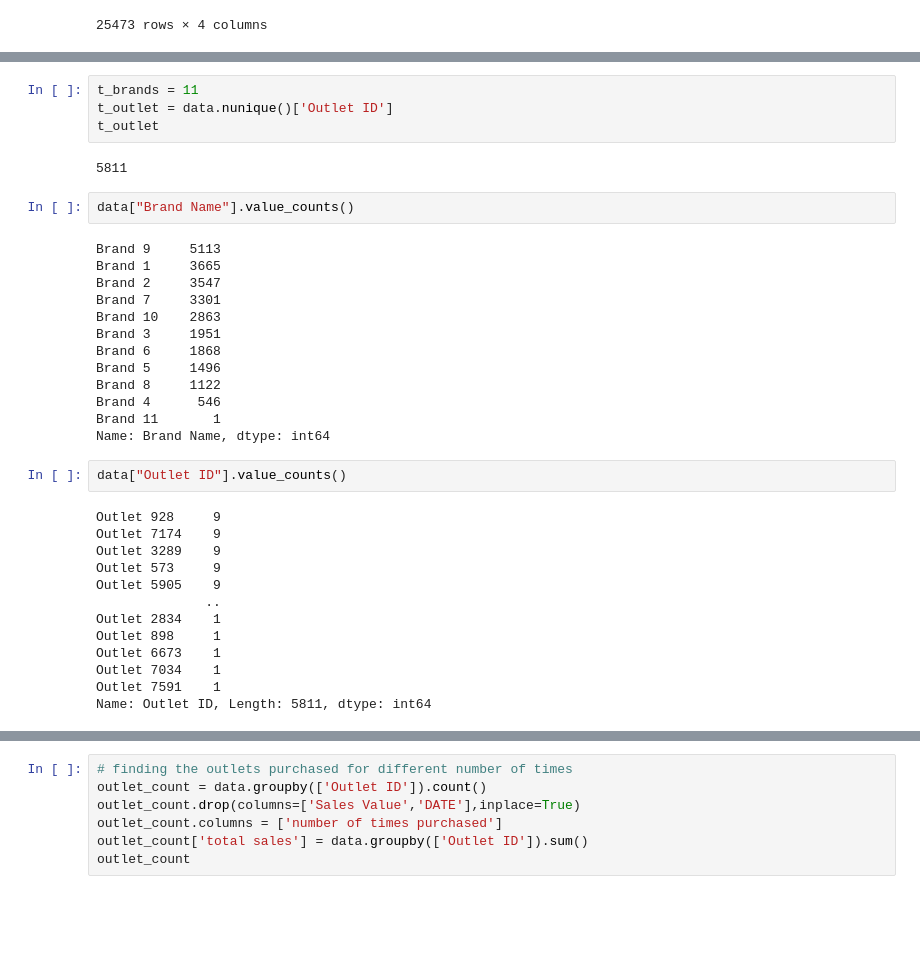
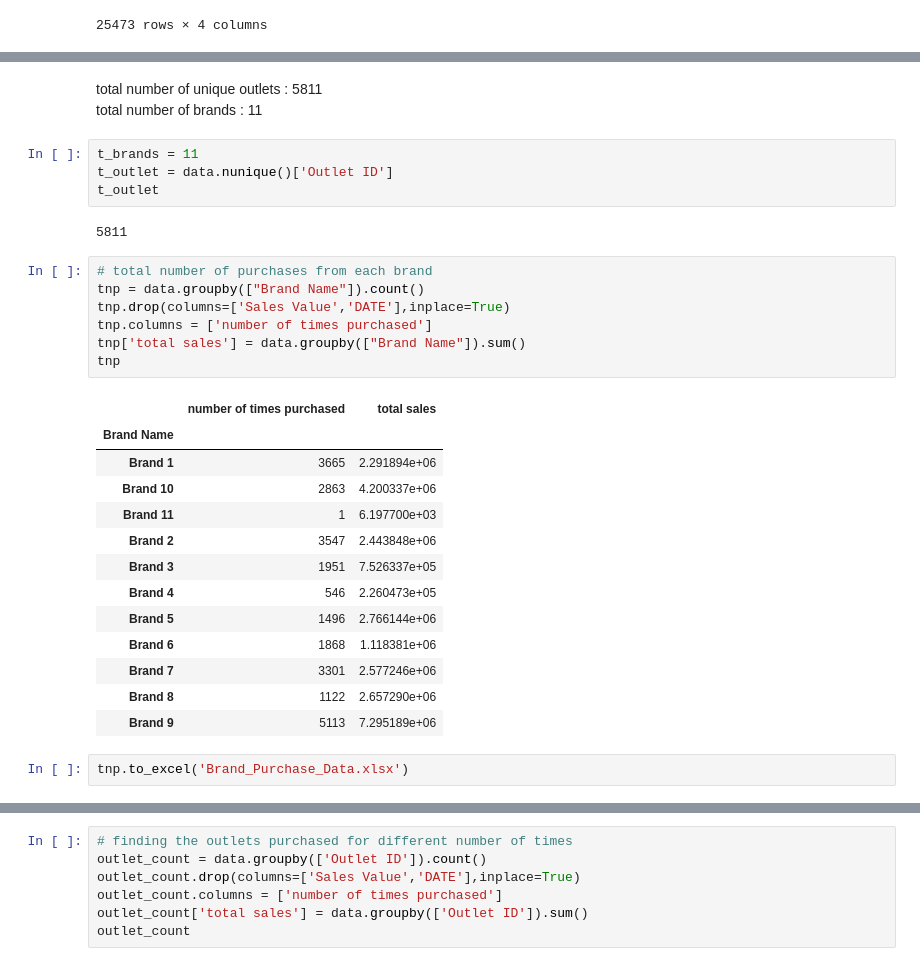
Before and after one commit to sulaiman01/Markytics-frequency_purchase_analysis, a Jupyter notebook: analysis.ipynb, the cells around one changed output, grey strips where cells are left out. Saved outputs shown, nothing was run; the diff lists cells and outputs as text; blank space fills up the shorter version.

```diff
--- a/analysis.ipynb
+++ b/analysis.ipynb
@@ -53,36 +57,32 @@ dtype: int64
+# %% [markdown]
+total number of unique outlets : 5811
+total number of brands : 11
 # %%
 t_brands = 11
 t_outlet = data.nunique()['Outlet ID']
 t_outlet
 # %% [output]
 5811
-# %%
-data["Brand Name"].value_counts()
-# %% [output]
-Brand 9     5113
-Brand 1     3665
-Brand 2     3547
-Brand 7     3301
-Brand 10    2863
-Brand 3     1951
-Brand 6     1868
-Brand 5     1496
-Brand 8     1122
-Brand 4      546
-Brand 11       1
-Name: Brand Name, dtype: int64
-# %%
-data["Outlet ID"].value_counts()
-# %% [output]
-Outlet 928     9
-Outlet 7174    9
-Outlet 3289    9
-Outlet 573     9
-Outlet 5905    9
-              ..
-Outlet 2834    1
-Outlet 898     1
-Outlet 6673    1
-Outlet 7034    1
-Outlet 7591    1
-Name: Outlet ID, Length: 5811, dtype: int64
+# %%
+# total number of purchases from each brand
+tnp = data.groupby(["Brand Name"]).count()
+tnp.drop(columns=['Sales Value','DATE'],inplace=True)
+tnp.columns = ['number of times purchased']
+tnp['total sales'] = data.groupby(["Brand Name"]).sum()
+tnp
+# %% [output]
+|  | number of times purchased | total sales |
+| Brand Name |  |  |
+| Brand 1 | 3665 | 2.291894e+06 |
+| Brand 10 | 2863 | 4.200337e+06 |
+| Brand 11 | 1 | 6.197700e+03 |
+| Brand 2 | 3547 | 2.443848e+06 |
+| Brand 3 | 1951 | 7.526337e+05 |
+| Brand 4 | 546 | 2.260473e+05 |
+| Brand 5 | 1496 | 2.766144e+06 |
+| Brand 6 | 1868 | 1.118381e+06 |
+| Brand 7 | 3301 | 2.577246e+06 |
+| Brand 8 | 1122 | 2.657290e+06 |
+| Brand 9 | 5113 | 7.295189e+06 |
+# %%
+tnp.to_excel('Brand_Purchase_Data.xlsx')
```
Also changed, not shown: parts of 52 cells of this notebook, 8 other files.
